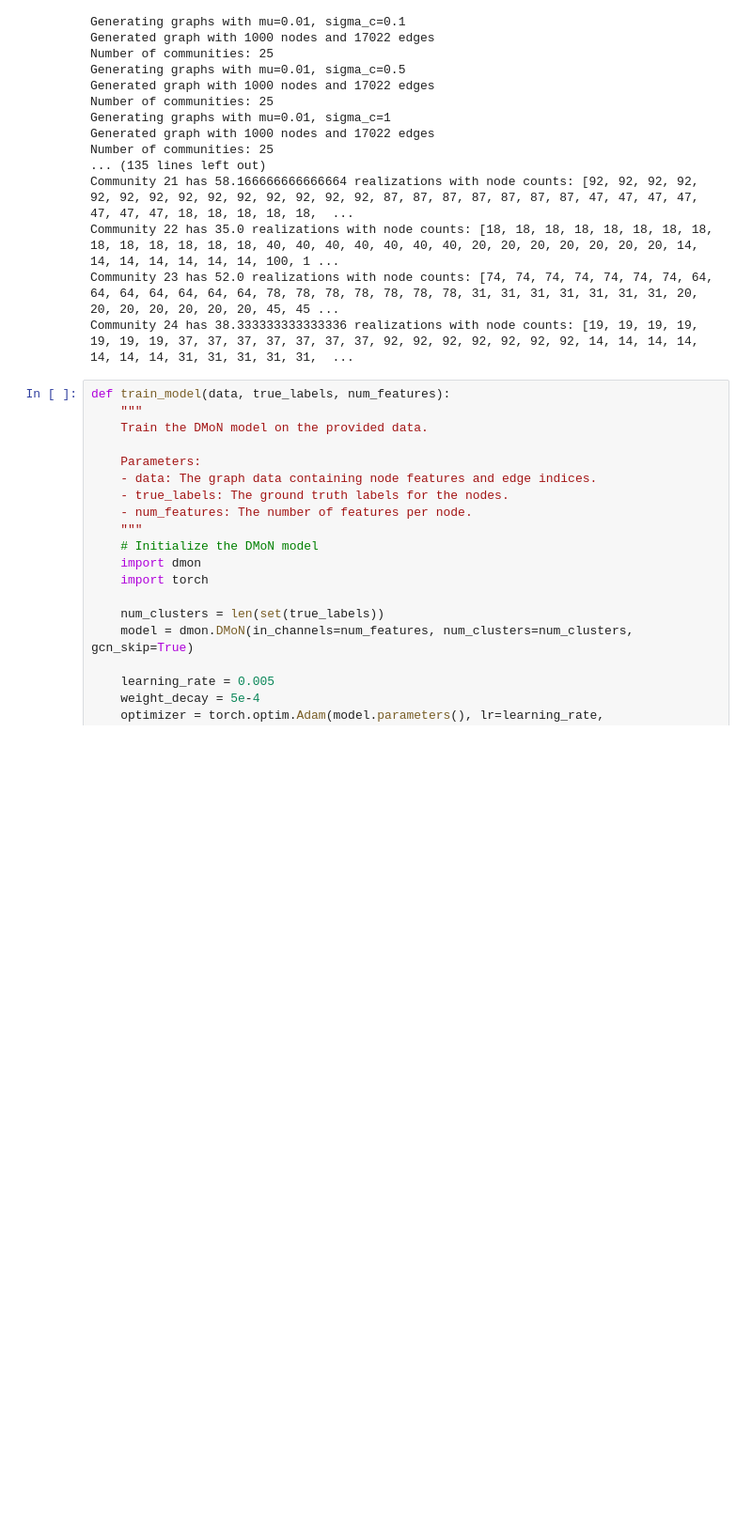
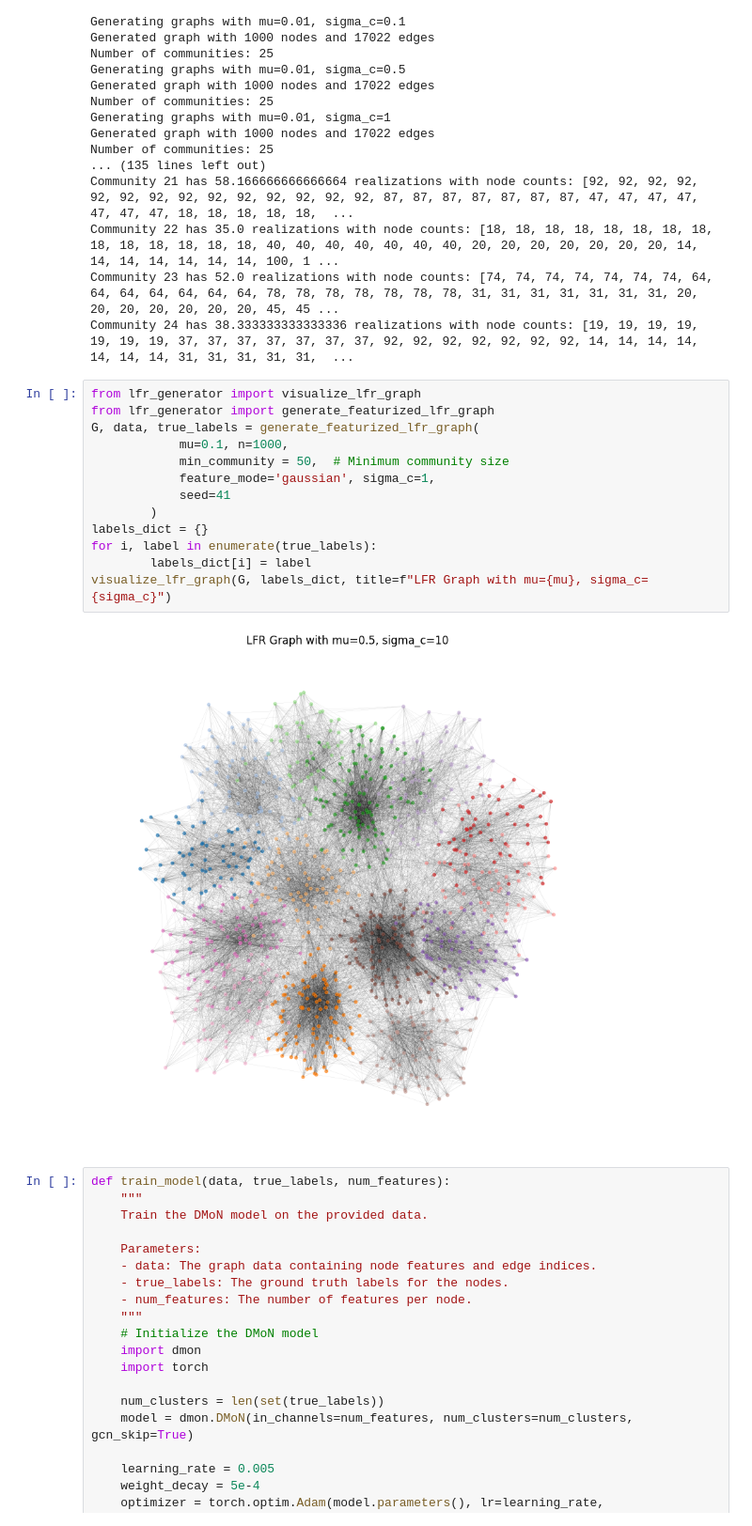
Before and after one commit to dalyapraz/gnn-community-concealment, a Jupyter notebook: lfr_dmon.ipynb, the cells around one changed output. Shown at 94% size. Drawn from its saved outputs; the diff is of its cells as text; blank space fills up the shorter version.

```diff
--- a/lfr_dmon.ipynb
+++ b/lfr_dmon.ipynb
@@ -92,6 +92,21 @@ Community 21 has 58.166666666666664 realizations with node counts: [92, 92, 92,
 Community 22 has 35.0 realizations with node counts: [18, 18, 18, 18, 18, 18, 18, 18, 18, 18, 18, 18, 18, 18, 40, 40, 40, 40, 40, 40, 40, 20, 20, 20, 20, 20, 20, 20, 14, 14, 14, 14, 14, 14, 14, 100, 1 ...
 Community 23 has 52.0 realizations with node counts: [74, 74, 74, 74, 74, 74, 74, 64, 64, 64, 64, 64, 64, 64, 78, 78, 78, 78, 78, 78, 78, 31, 31, 31, 31, 31, 31, 31, 20, 20, 20, 20, 20, 20, 20, 45, 45 ...
 Community 24 has 38.333333333333336 realizations with node counts: [19, 19, 19, 19, 19, 19, 19, 37, 37, 37, 37, 37, 37, 37, 92, 92, 92, 92, 92, 92, 92, 14, 14, 14, 14, 14, 14, 14, 31, 31, 31, 31, 31,  ...
+# %%
+from lfr_generator import visualize_lfr_graph
+from lfr_generator import generate_featurized_lfr_graph
+G, data, true_labels = generate_featurized_lfr_graph(
+            mu=0.1, n=1000,
+            min_community = 50,  # Minimum community size
+            feature_mode='gaussian', sigma_c=1,
+            seed=41
+        )
+labels_dict = {}
+for i, label in enumerate(true_labels):
+        labels_dict[i] = label
+visualize_lfr_graph(G, labels_dict, title=f"LFR Graph with mu={mu}, sigma_c={sigma_c}")
+# %% [output]
+[figure, added]
 # %%
 def train_model(data, true_labels, num_features):
     """
```
Also changed, not shown: 2 other files.
